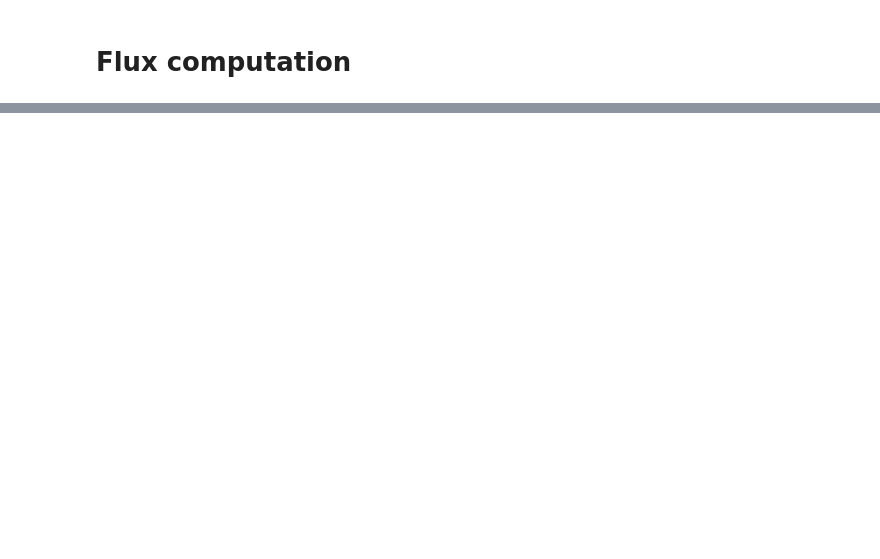
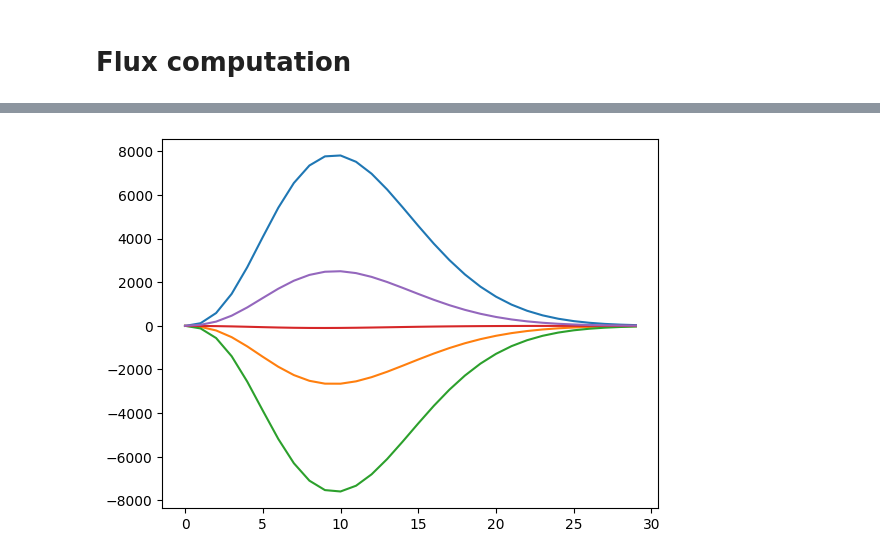
Before and after one commit to pletzer/lfricflux, a Jupyter notebook: notebooks/flux.ipynb, the cells around one changed output, grey strips where cells are left out. Drawn from its saved outputs; the diff is of its cells as text; code cells hidden in the pictures; blank space fills up the shorter version.

```diff
--- a/notebooks/flux.ipynb
+++ b/notebooks/flux.ipynb
@@ -17,5 +15,21 @@ lf = lfricflux.LFRicFlux(configFile=configFile, inputFile=inputFile)
 # compute the flux across an irregular line.
 # The points are connected by straight lines in lon-lat space. To close the line,
 # let the last point be the same as the first.
-xy = [(-180., -60.), (180., 80.), (-70, 30), (-180., -60.)]
-fluxes = lf.computeFlow(xy)
+# Here, we compute the flux across 'nsegs' segments -- the points are one a circle in
+# lon-lat.
+nsegs = 5
+# instantiate flux calculators
+lfs = [lfricflux.LFRicFlux(configFile=configFile, inputFile=inputFile) for i in range(nsegs)]
+fluxes = [None for i in range(nsegs)]
+dangle = 2 * np.pi / nsegs
+xc, yc = 40, 30 # centre of the circle
+radius = 35
+nsubsegs = 2 # number of sub-segments
+dt = dangle / nsubsegs
+for i in range(nsegs):
+    anglebeg = i*dangle
+    xy = [(xc + radius*np.cos(anglebeg + j*dt),
+           yc + radius*np.sin(anglebeg + j*dt)) for j in range(nsubsegs + 1)]
+    print(f'i={i} xy={xy}')
+    # compute the flux for this segment
+    fluxes[i] = lfs[i].computeFlow(xy)
@@ -45,0 +42,9 @@ grid
+# %%
+# plot the total flux for each level
+import matplotlib.pylab as plt
+ntimes, nelevs = lfs[0].getExtraDims()
+levels = np.array(range(nelevs))
+for i in range(nsegs):
+    plt.plot(levels, fluxes[i][0, :])
+# %% [output]
+[figure, added]
```
Also changed, not shown: parts of 15 cells of this notebook, 1 other file.
